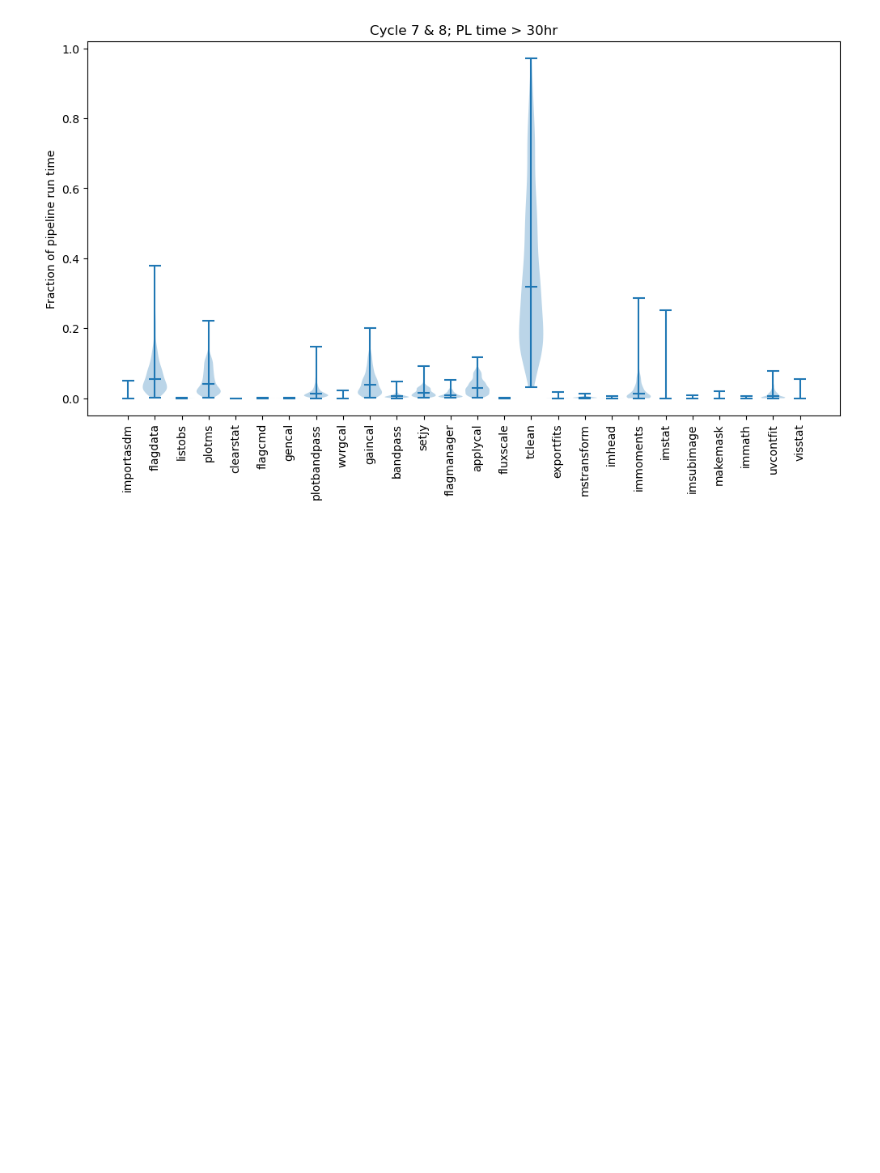
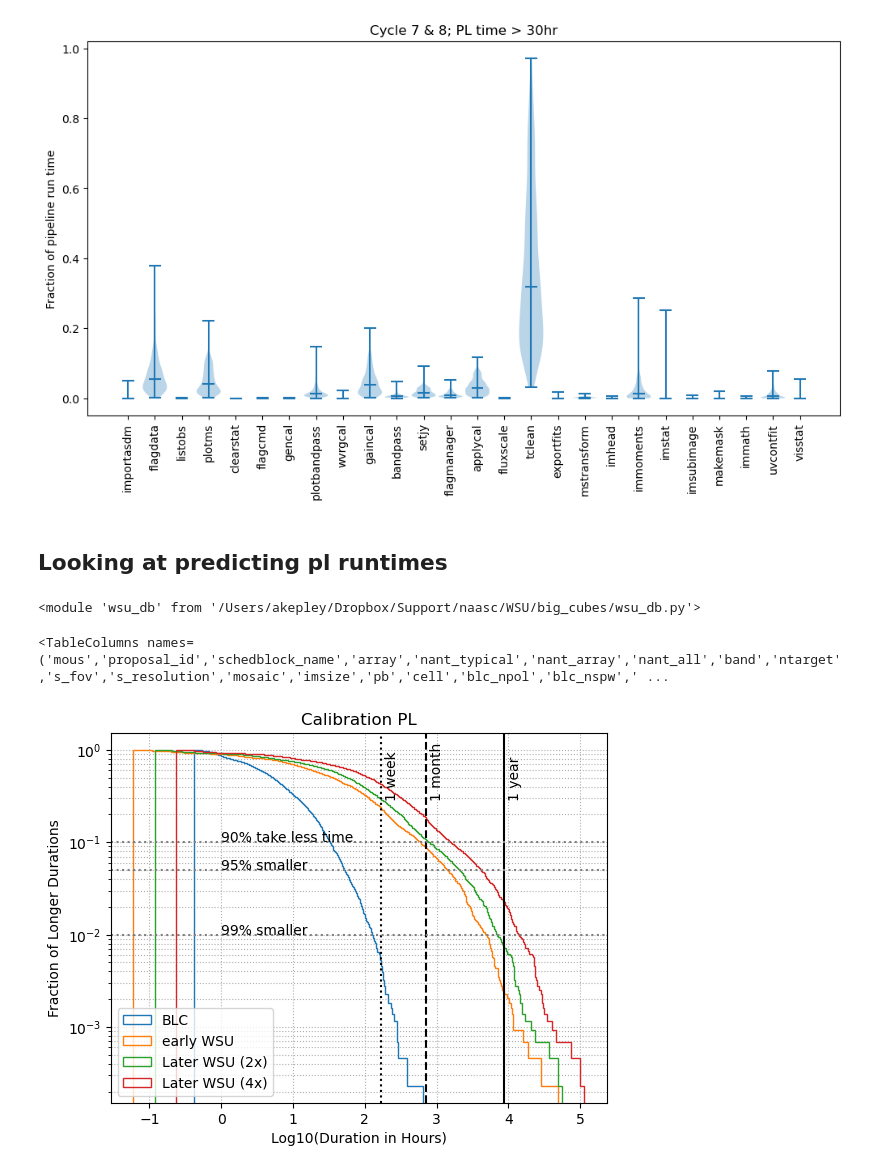
Before and after one commit to aakepley/big-cubes, a Jupyter notebook: PL_CASA_Timing_Breakdown.ipynb, the cells around one changed output. Saved outputs shown, nothing was run; the diff lists cells and outputs as text; code cells hidden in the pictures; blank space fills up the shorter version.

```diff
--- a/PL_CASA_Timing_Breakdown.ipynb
+++ b/PL_CASA_Timing_Breakdown.ipynb
@@ -176,3 +179,9 @@ idx = casa_db['pipetime'] > 60.0 * 60.0 * 30.0 # s -> hr
 parse_logs.plot_casa_task_time(casa_db[idx],plot_title='Cycle 7 & 8; PL time > 30hr')
 # %% [output]
 [figure]
+# %% [markdown]
+## Looking at predicting pl runtimes
+# %%
+reload(wsu_db)
+# %% [output]
+<module 'wsu_db' from '/Users/akepley/Dropbox/Support/naasc/WSU/big_cubes/wsu_db.py'>
@@ -178,0 +190,11 @@ parse_logs.plot_casa_task_time(casa_db[idx],plot_title='Cycle 7 & 8; PL time > 3
+# %%
+wsu_all.columns
+# %% [output]
+<TableColumns names=('mous','proposal_id','schedblock_name','array','nant_typical','nant_array','nant_all','band','ntarget','s_fov','s_resolution','mosaic','imsize','pb','cell','blc_npol','blc_nspw',' ...
+# %%
+reload(parse_logs)
+idx = (wsu_all['procedure'] == 'hifa_calimage') | (wsu_all['procedure'] == 'hifa_calimage_renorm')
+parse_logs.plot_wsu_pl_time(wsu_all[idx],pl_type='caltime',plot_title='Calibration PL',
+                            figname='plots_pl/wsu_pl_caltime.png')
+# %% [output]
+[figure, added]
```
Also changed, not shown: parts of 36 cells of this notebook, 3 other files.
